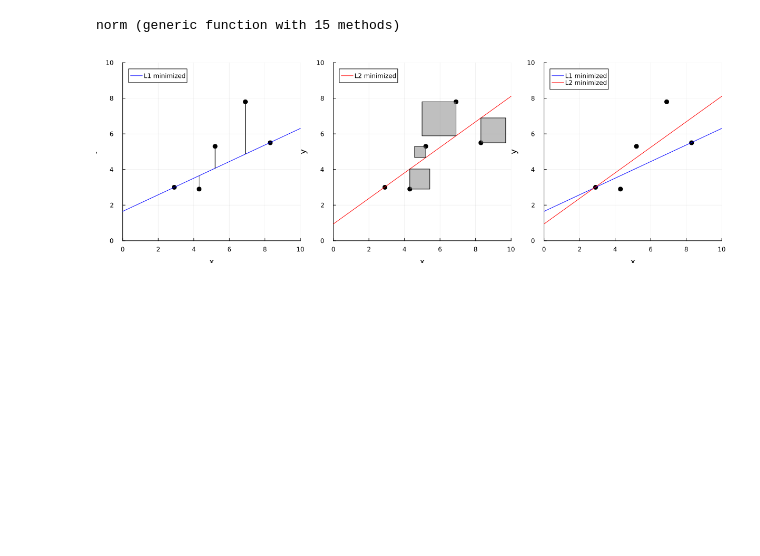
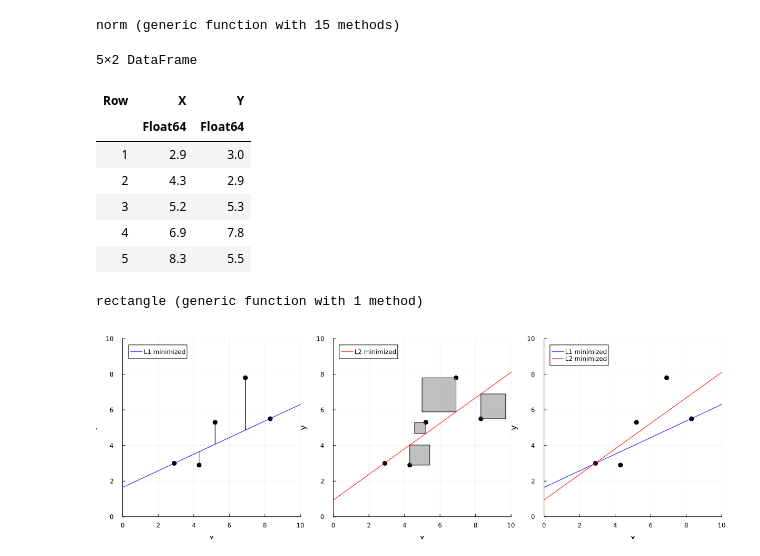
Before and after one commit to setrar/IntroStat, a Jupyter notebook: Lectures/bestFitLine.jl.ipynb, the cells around one changed output. Saved outputs shown, nothing was run; the diff lists cells and outputs as text; code cells hidden in the pictures; blank space fills up the shorter version.

```diff
--- a/Lectures/bestFitLine.jl.ipynb
+++ b/Lectures/bestFitLine.jl.ipynb
@@ -14,3 +14,14 @@ xVals, yVals, n = data.X, data.Y, size(data)[1];
+# %%
+data
+# %% [output]
+5×2 DataFrame
+| Row | X | Y |
+|  | Float64 | Float64 |
+| 1 | 2.9 | 3.0 |
+| 2 | 4.3 | 2.9 |
+| 3 | 5.2 | 5.3 |
+| 4 | 6.9 | 7.8 |
+| 5 | 8.3 | 5.5 |
 # %%
 N = 1e6
 αₘᵢₙ, αₘₐₓ, βₘᵢₙ, βₘₐₓ = 0, 5, 0, 5
@@ -32,4 +43,9 @@ for _ in 1:N
         global bestL₂Cost = L₂Cost
     end
 end
+# %%
+d = Y - (α₂ .+ β₂*X)
+rectangle(x, y, d) = Shape(x .- [0,d,d,0,0], y .- [0,0,d,d,0])
+# %% [output]
+rectangle (generic function with 1 method)
 # %%
```
Also changed, not shown: parts of 6 cells of this notebook.
